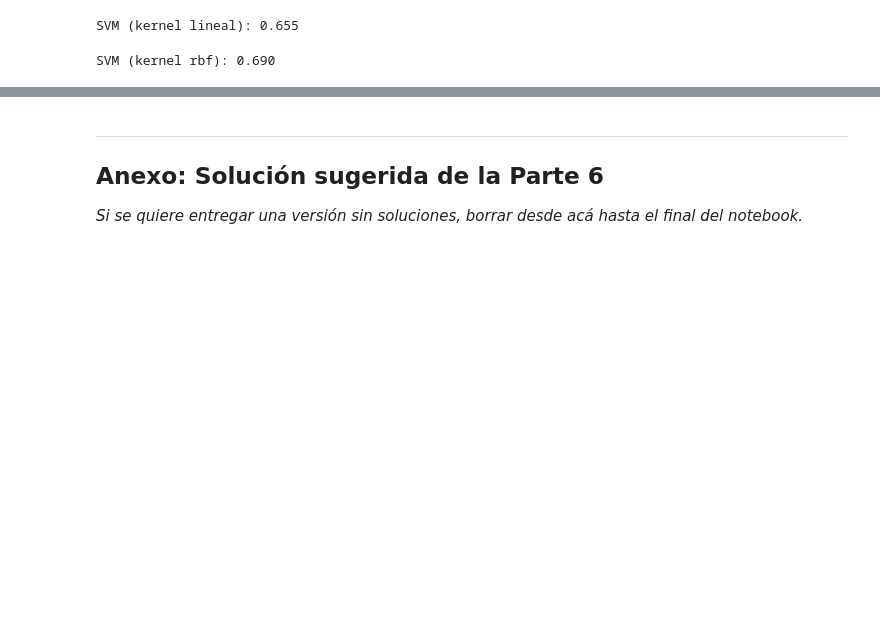
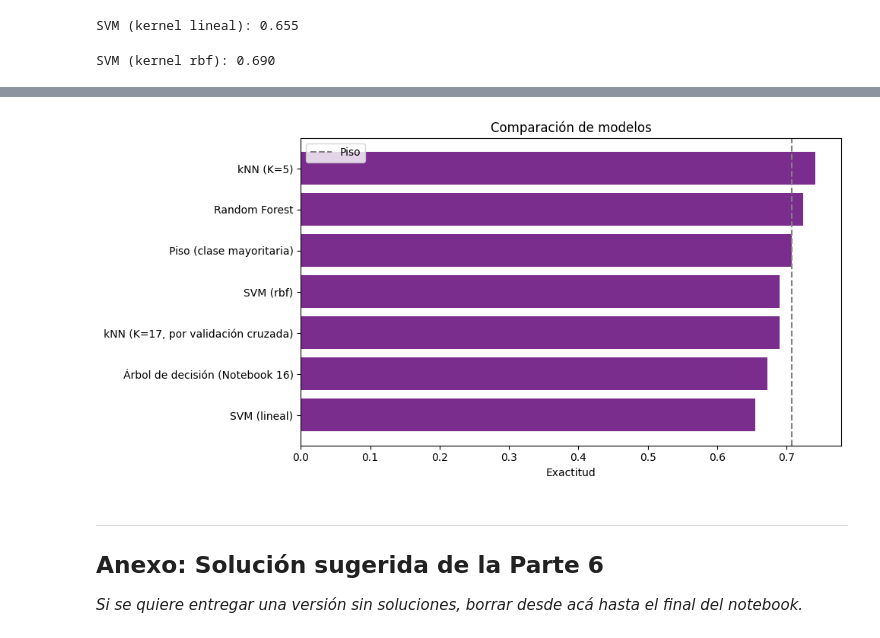
Before and after one commit to EmiiFernandez/actividades_data_sciente_ypf, a Jupyter notebook: C13_Notebook-17.ipynb, the cells around one changed output, grey strips where cells are left out. Drawn from its saved outputs; the diff is of its cells as text; code cells hidden in the pictures; blank space fills up the shorter version.

```diff
--- a/C13_Notebook-17.ipynb
+++ b/C13_Notebook-17.ipynb
@@ -490,0 +506,4 @@ NameError: name 'acc_svm_linear' is not defined
+# %%
+acc_rf_c = accuracy_score(y_test_c, y_pred_rf_c)
+print(f"Random Forest (100 árboles): {acc_rf_c:.3f}")
+print(classification_report(y_test_c, y_pred_rf_c, target_names=['no-recurrence-events', 'recurrence-events']))
@@ -490,0 +534,8 @@ NameError: name 'acc_svm_linear' is not defined
+# %%
+resultados = pd.DataFrame({
+    'Modelo': ['Piso (clase mayoritaria)', 'Árbol de decisión (Notebook 16)',
+               'kNN (K=5)', f'kNN (K={best_k_c}, por validación cruzada)', 'SVM (lineal)', 'SVM (rbf)',
+               'Random Forest'],
+    'Exactitud': [acc_dummy, acc_tree_ref, acc_knn, acc_knn_best_c,
+                  acc_svm_linear_c, acc_svm_rbf_c, acc_rf_c]
+}).sort_values('Exactitud', ascending=False).reset_index(drop=True)
@@ -491,3 +553,15 @@ NameError: name 'acc_svm_linear' is not defined
+# %%
+fig, ax = plt.subplots(figsize=(10, 5))
+ax.barh(resultados['Modelo'], resultados['Exactitud'], color='#7B2D8E')
+ax.axvline(x=acc_dummy, color='gray', linestyle='--', label='Piso')
+ax.set_xlabel('Exactitud')
+ax.set_title('Comparación de modelos')
+ax.invert_yaxis()
+ax.legend()
+plt.tight_layout()
+plt.show()
+# %% [output]
+[figure, added]
 # %% [markdown]
 ---
 
```
Also changed, not shown: parts of 8 cells of this notebook.
